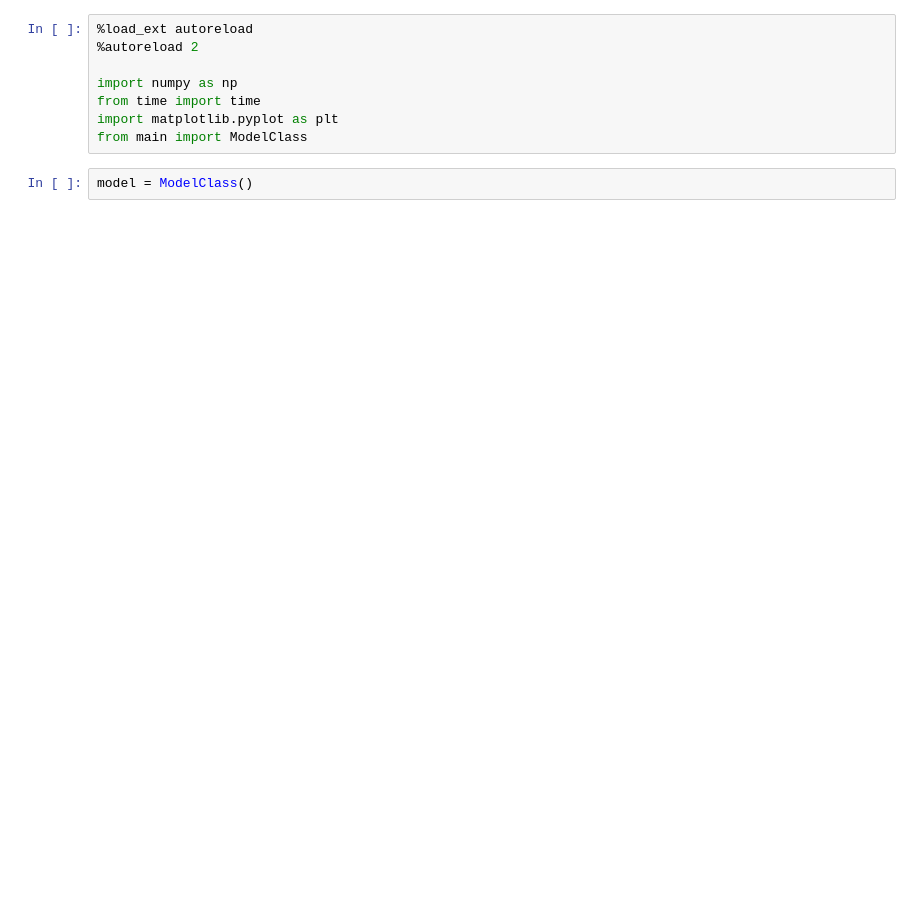
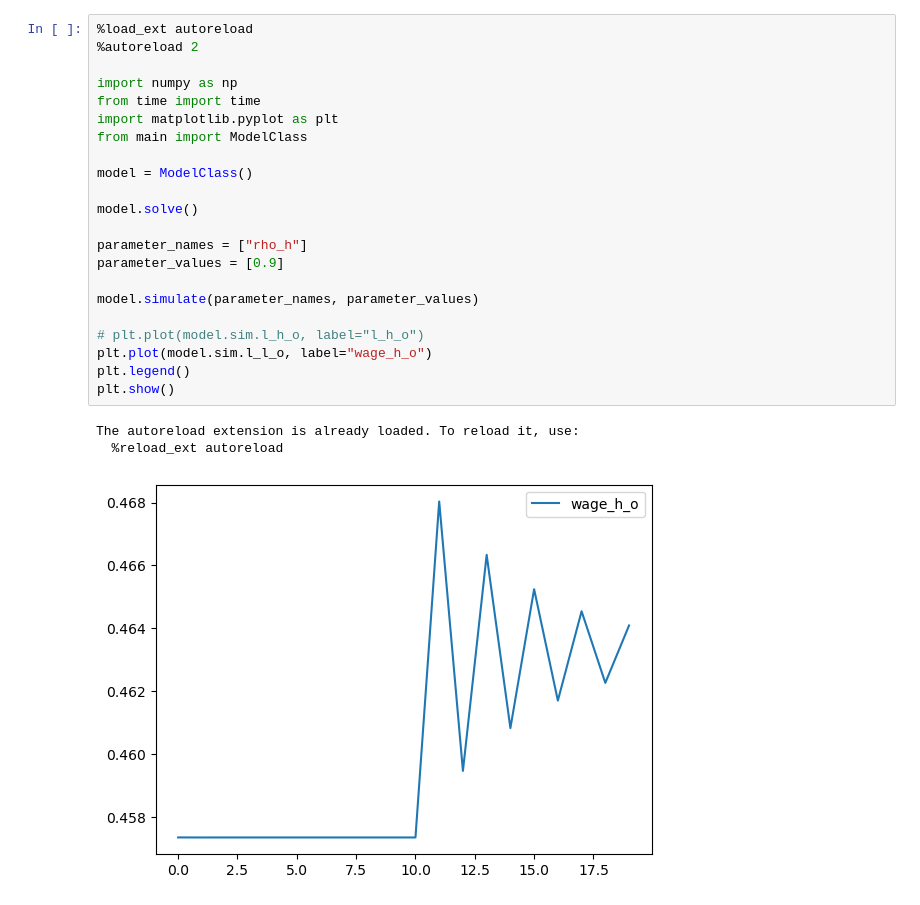
Before and after one commit to peter-l-ravn/Danish-Wage-Gap-Model, a Jupyter notebook: Run model.ipynb, the cells around one changed output. Cells and saved outputs as stored; diff of their text form; blank space fills up the shorter version.

```diff
--- a/Run model.ipynb
+++ b/Run model.ipynb
@@ -1,10 +1,26 @@
 # %%
 %load_ext autoreload
 %autoreload 2
 
 import numpy as np
 from time import time
 import matplotlib.pyplot as plt
 from main import ModelClass
+
+model = ModelClass()
+
+model.solve()
+
+parameter_names = ["rho_h"]
+parameter_values = [0.9]
+
+model.simulate(parameter_names, parameter_values)
+
+# plt.plot(model.sim.l_h_o, label="l_h_o")
+plt.plot(model.sim.l_l_o, label="wage_h_o")
+plt.legend()
+plt.show()
+# %% [output]
+The autoreload extension is already loaded. To reload it, use:
+  %reload_ext autoreload
+[figure, added]
-# %%
-model = ModelClass()
```
Also changed, not shown: parts of 12 cells of this notebook, 2 other files.
